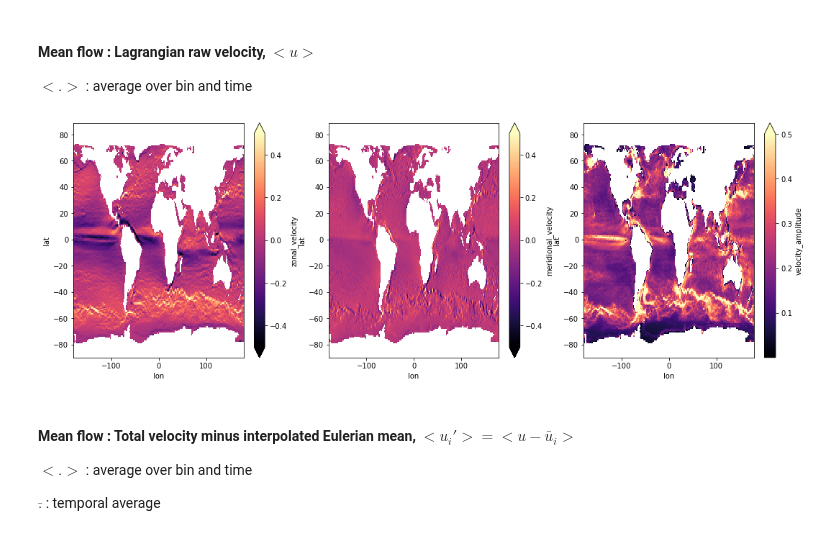
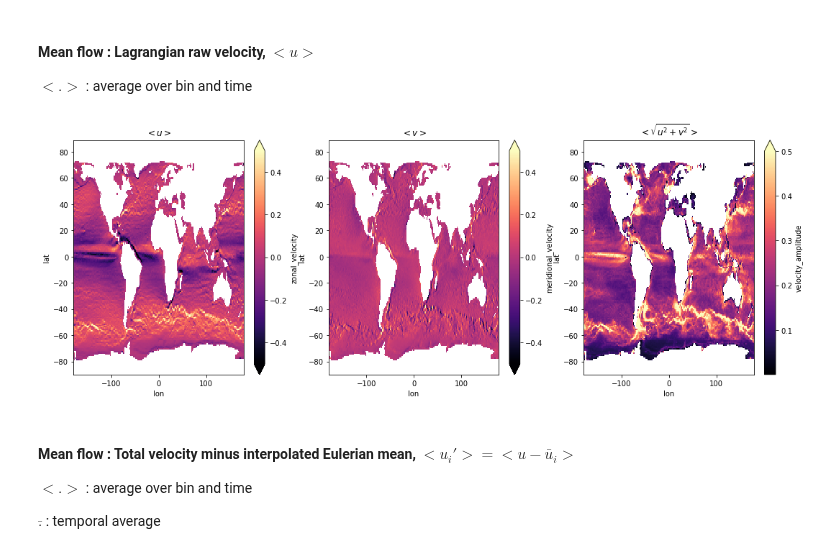
Before and after one commit to apatlpo/mit_equinox, a Jupyter notebook: parcels/binned_diags.ipynb, the cells around one changed output. Cells and saved outputs as stored; diff of their text form; code cells hidden in the pictures.

```diff
--- a/parcels/binned_diags.ipynb
+++ b/parcels/binned_diags.ipynb
@@ -131,4 +115,4 @@ for V in columns:
 df_uv['velocity_amplitude'] = np.sqrt(df_uv['zonal_velocity']**2+df_uv['meridional_velocity']**2)
 df_uv['mean_velocity_amplitude'] = np.sqrt(df_uv['mean_zonal_velocity']**2+df_uv['mean_meridional_velocity']**2)
 df_uv['velocity_amplitude_iprime'] = np.sqrt(df_uv['zonal_velocity_iprime']**2+df_uv['meridional_velocity_iprime']**2)
-#df_uv['velocity_amplitude_bprime'] = np.sqrt(df_uv['zonal_velocity_bprime']**2+df_uv['meridional_velocity_bprime']**2)
+df_uv['bmean_velocity_amplitude'] = np.sqrt(df_uv['bmean_zonal_velocity']**2+df_uv['bmean_meridional_velocity']**2)
@@ -135,3 +132,4 @@ df_uv['velocity_amplitude_iprime'] = np.sqrt(df_uv['zonal_velocity_iprime']**2+d
 # %%
-df_uv.drop(columns=['lat','lon','trajectory','z']).columns
-#(df_uv.columns.values,'trajectory')
+#Square
+for V in df_uv.drop(columns=['lat','lon','trajectory','z','lon_cut','lat_cut']).columns:#df_uv.columns[4:8]:
+    df_uv[V+'_sq'] = df_uv[V]*df_uv[V]
@@ -142,7 +135,0 @@ Index(['zonal_velocity', 'meridional_velocity', 'sea_level', 'temperature',
-# %%
-#Square
-for V in df_uv.drop(columns=['lat','lon','trajectory','z']).columns:#df_uv.columns[4:8]:
-    df_uv[V+'_sq'] = df_uv[V]*df_uv[V]
-# %%
-for V in df_uv.columns[10:18]:
-    df_uv[V+'_sq'] = df_uv[V]*df_uv[V]
@@ -240,11 +228,12 @@ $<.>$ : average over bin and time
 # %%
 columns = ['zonal_velocity','meridional_velocity','velocity_amplitude']
 figsize=(6*len(columns),6)
 fig,axs = plt.subplots(1,len(columns),figsize=figsize)#,subplot_kw=dict(projection=projection))
-for V, ax in zip(columns,axs):
+for V, ax,title in zip(columns,axs,[r'$<u>$',r'$<v>$',r'$<\sqrt{u^2+v^2}>$']):
     df_mean[V].plot(ax=ax,x='lon',vmax=0.5,cmap='magma')
+    ax.set_title(title)
 # %% [output]
-[figure, old version]
+[figure, new version]
 # %% [markdown]
 #### Mean flow : Total velocity minus interpolated Eulerian mean, $<u_i'>=<u-\bar u_i>$
 $<.>$ : average over bin and time
```
Also changed, not shown: parts of 49 cells of this notebook, 2 other files.
